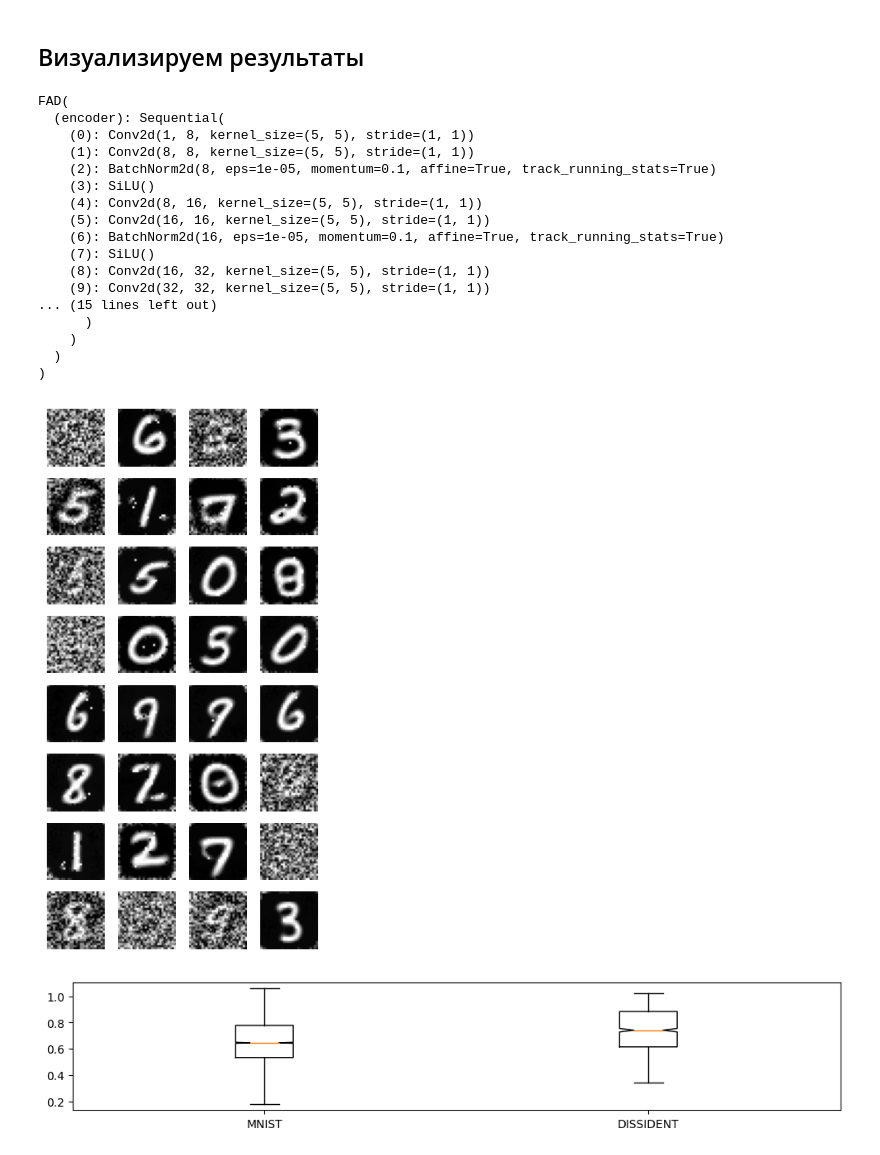
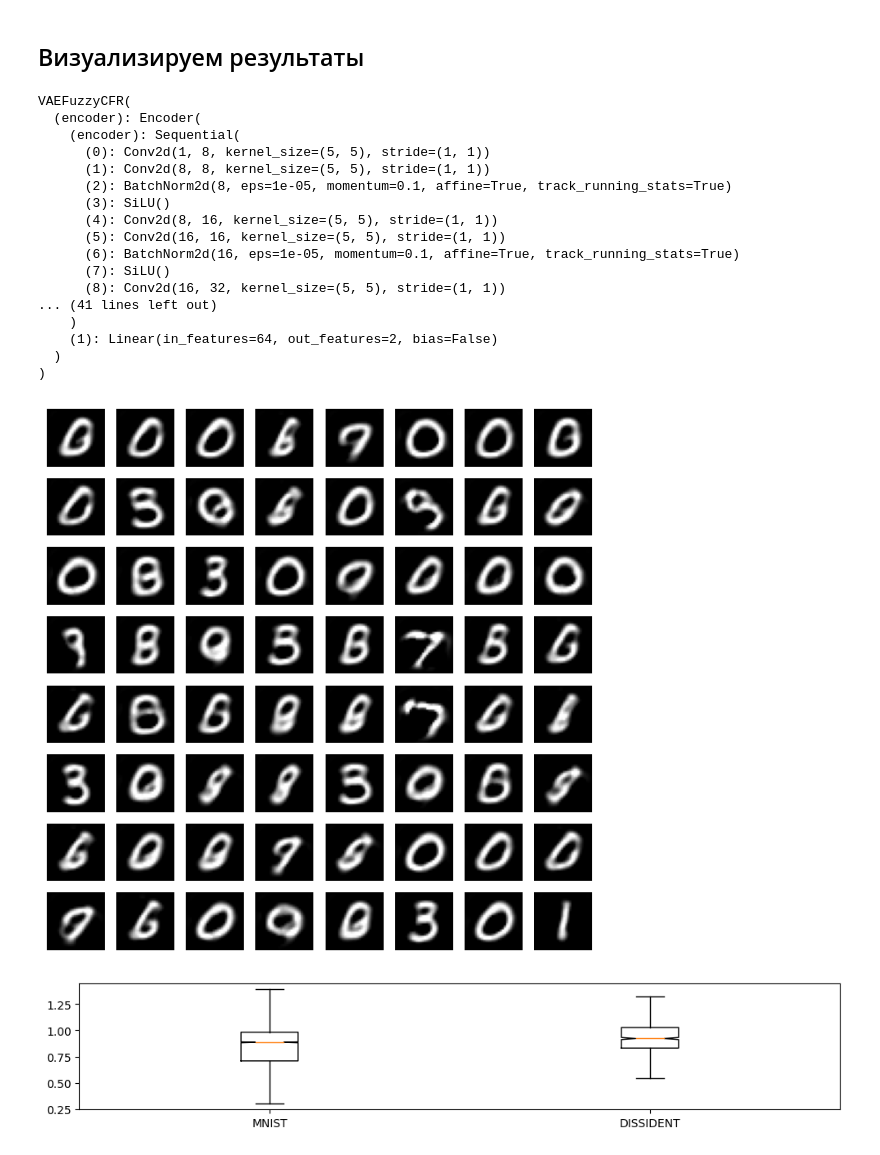
Before and after one commit to kenoma/pytorch-fuzzy, a Jupyter notebook: experiments_anomaly_detection_cvae_mnist_ad.ipynb, the cells around one changed output. Cells and saved outputs as stored; diff of their text form; code cells hidden in the pictures.

```diff
--- a/experiments_anomaly_detection_cvae_mnist_ad.ipynb
+++ b/experiments_anomaly_detection_cvae_mnist_ad.ipynb
@@ -24,13 +24,14 @@ from matplotlib.colors import ListedColormap
 # %%
 batch_size = 256
 learning_rate_ae = 1e-3
-#learning_rate_ad = 1e-4
-num_epochs_ae = 25
-#num_epochs_ad = 100
+learning_rate_ad = 1e-3
+num_epochs_ae = 10
+num_epochs_ad = 300
 latent_dim = 3
 mnist_class_anomaly = 4
 kernels = 8
-fuzzy_rules_count = 32
+fuzzy_rules_count = 64
+beta = 1e-1
 
 prefix = f"fuzzy_ad"
 writer = SummaryWriter(f'runs/mnist/{prefix}_{datetime.now().strftime("%Y%m%d-%H%M%S")}')
@@ -202,8 +299,8 @@ m = FAD(fuzzy_rules_count, latent_dim, 16)
 # %%
-model = FAD(latent_dim=latent_dim, fuzzy_rules_count=fuzzy_rules_count, kernels=kernels).to(device)
+fvae = VAEFuzzyCFR(latent_dim=latent_dim, fuzzy_rules_count=fuzzy_rules_count, kernels=kernels).to(device)
 
-num_params = sum(p.numel() for p in model.parameters() if p.requires_grad)
+num_params = sum(p.numel() for p in fvae.parameters() if p.requires_grad)
 print(f'Number of parameters: {num_params:,}')
 
-summary(model, input_size=(batch_size, 1, 28, 28))
+summary(fvae, input_size=(batch_size, 1, 28, 28))
 # %% [output]
@@ -478,23 +616,23 @@ tensor(-1.0000e-15, device='cuda:0', grad_fn=<NegBackward0>)
 # %% [markdown]
 ## Визуализируем результаты
 # %%
-model.eval()
+fvae.eval()
 # %% [output]
-FAD(
-  (encoder): Sequential(
-    (0): Conv2d(1, 8, kernel_size=(5, 5), stride=(1, 1))
-    (1): Conv2d(8, 8, kernel_size=(5, 5), stride=(1, 1))
-    (2): BatchNorm2d(8, eps=1e-05, momentum=0.1, affine=True, track_running_stats=True)
-    (3): SiLU()
-    (4): Conv2d(8, 16, kernel_size=(5, 5), stride=(1, 1))
-    (5): Conv2d(16, 16, kernel_size=(5, 5), stride=(1, 1))
-    (6): BatchNorm2d(16, eps=1e-05, momentum=0.1, affine=True, track_running_stats=True)
-    (7): SiLU()
-    (8): Conv2d(16, 32, kernel_size=(5, 5), stride=(1, 1))
-    (9): Conv2d(32, 32, kernel_size=(5, 5), stride=(1, 1))
-... (15 lines left out)
-      )
+VAEFuzzyCFR(
+  (encoder): Encoder(
+    (encoder): Sequential(
+      (0): Conv2d(1, 8, kernel_size=(5, 5), stride=(1, 1))
+      (1): Conv2d(8, 8, kernel_size=(5, 5), stride=(1, 1))
+      (2): BatchNorm2d(8, eps=1e-05, momentum=0.1, affine=True, track_running_stats=True)
+      (3): SiLU()
+      (4): Conv2d(8, 16, kernel_size=(5, 5), stride=(1, 1))
+      (5): Conv2d(16, 16, kernel_size=(5, 5), stride=(1, 1))
+      (6): BatchNorm2d(16, eps=1e-05, momentum=0.1, affine=True, track_running_stats=True)
+      (7): SiLU()
+      (8): Conv2d(16, 32, kernel_size=(5, 5), stride=(1, 1))
+... (41 lines left out)
     )
+    (1): Linear(in_features=64, out_features=2, bias=False)
   )
 )
 # %%
@@ -539,17 +677,17 @@ FAD(
 # test_stat_by_digit
 # %%
 with torch.no_grad():
-    act_fz = torch.diag(torch.ones(fuzzy_rules_count)).to(device)
-    samples = model.inference(act_fz)
+    centroids = fvae.fuzzy[0].get_centroids().detach()
+    samples = fvae.decoder_pass(centroids)
     img_idx = 0
     fig, ax = plt.subplots(8, fuzzy_rules_count//8, figsize=(fuzzy_rules_count//8, 8))
     for i in range(8):
         for j in range(fuzzy_rules_count//8):
             ax[i, j].imshow(samples[img_idx].view(28, 28).cpu().detach().numpy(), cmap='gray')
             ax[i, j].axis('off')
             img_idx += 1
 # %% [output]
-[figure, old version]
+[figure, new version]
 # %%
 # with torch.no_grad():
 #     z = torch.randn(64, fuzzy_rules_count).to(device)
@@ -574,7 +713,7 @@ firings_mnist['DISSIDENT'] = []
 with torch.no_grad():
     for data, target in tqdm(test_loader, desc='MNIST HIST'):
         data = data.view((-1,1,28,28)).to(device)
-        rates = get_arate(data)
+        rates = get_arate_val(data)
         for f, l in  zip(rates, target):
             if l != mnist_class_anomaly:
                 firings_mnist['MNIST'].append(f)
@@ -591,7 +730,7 @@ plt.show()
 
 writer.add_figure('Anomaly Detection', fig)
 # %% [output]
-[figure, old version]
+[figure, new version]
 # %%
 with torch.no_grad():
     firing_levels = []
```
Also changed, not shown: parts of 28 cells of this notebook.
